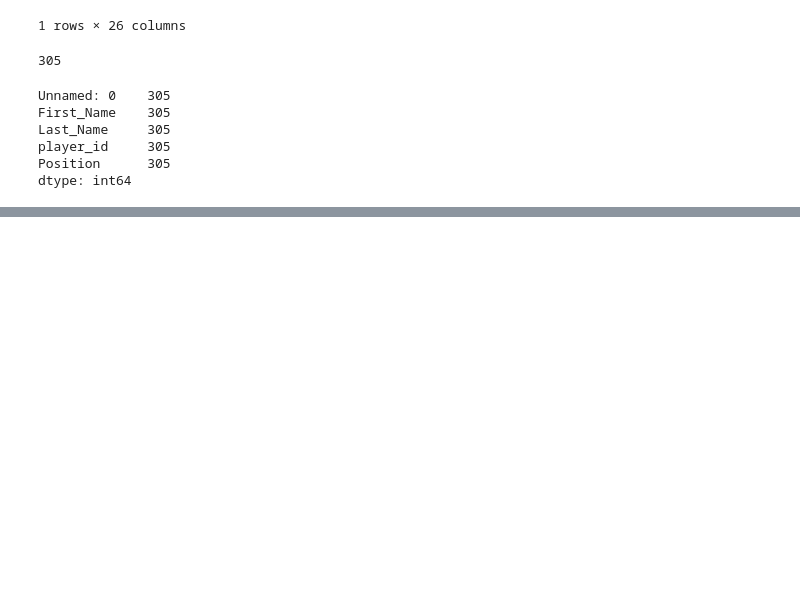
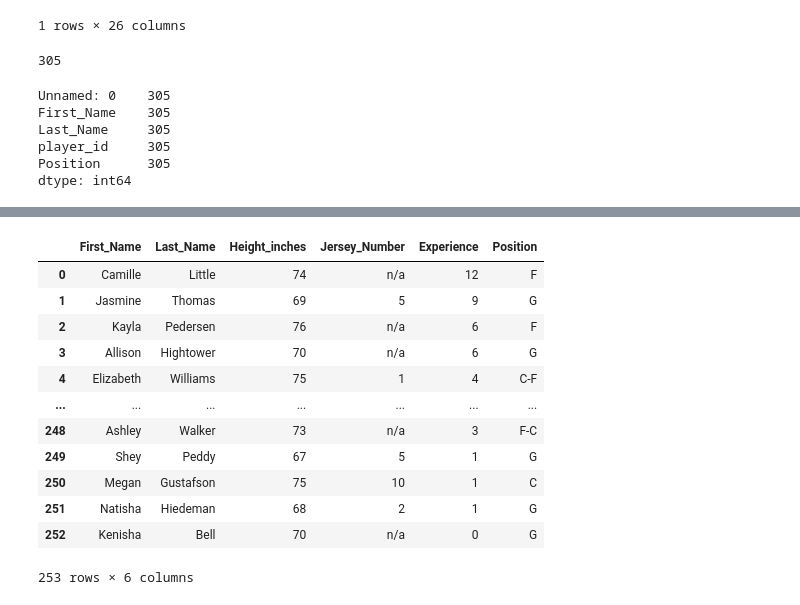
Before and after one commit to tylerspck/Bubble_ball, a Jupyter notebook: Player Data.ipynb, the cells around one changed output, grey strips where cells are left out. Cells and saved outputs as stored; diff of their text form; code cells hidden in the pictures; blank space fills up the shorter version.

```diff
--- a/Player Data.ipynb
+++ b/Player Data.ipynb
@@ -400,0 +334,19 @@ WNBAplayerDF.to_csv("data_files/WNBA_Player_Profile.csv")
+# %%
+#Reorg Columns
+
+WNBAplayerDF = WNBAplayerDF[['First_Name','Last_Name','Height_inches','Jersey_Number','Experience','Position']]
+WNBAplayerDF
+# %% [output]
+|  | First_Name | Last_Name | Height_inches | Jersey_Number | Experience | Position |
+| 0 | Camille | Little | 74 | n/a | 12 | F |
+| 1 | Jasmine | Thomas | 69 | 5 | 9 | G |
+| 2 | Kayla | Pedersen | 76 | n/a | 6 | F |
+| 3 | Allison | Hightower | 70 | n/a | 6 | G |
+| 4 | Elizabeth | Williams | 75 | 1 | 4 | C-F |
+| ... | ... | ... | ... | ... | ... | ... |
+| 248 | Ashley | Walker | 73 | n/a | 3 | F-C |
+| 249 | Shey | Peddy | 67 | 5 | 1 | G |
+| 250 | Megan | Gustafson | 75 | 10 | 1 | C |
+| 251 | Natisha | Hiedeman | 68 | 2 | 1 | G |
+| 252 | Kenisha | Bell | 70 | n/a | 0 | G |
+253 rows × 6 columns
```
Also changed, not shown: parts of 29 cells of this notebook, 2 other files.
